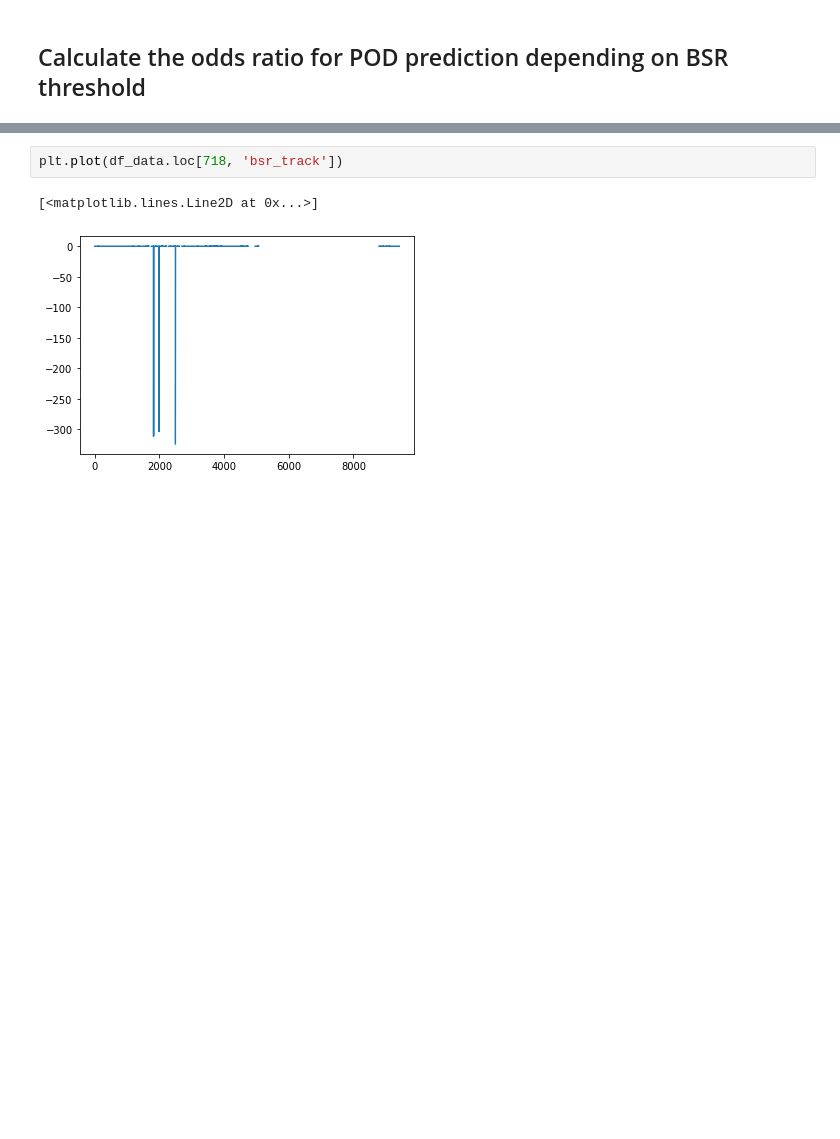
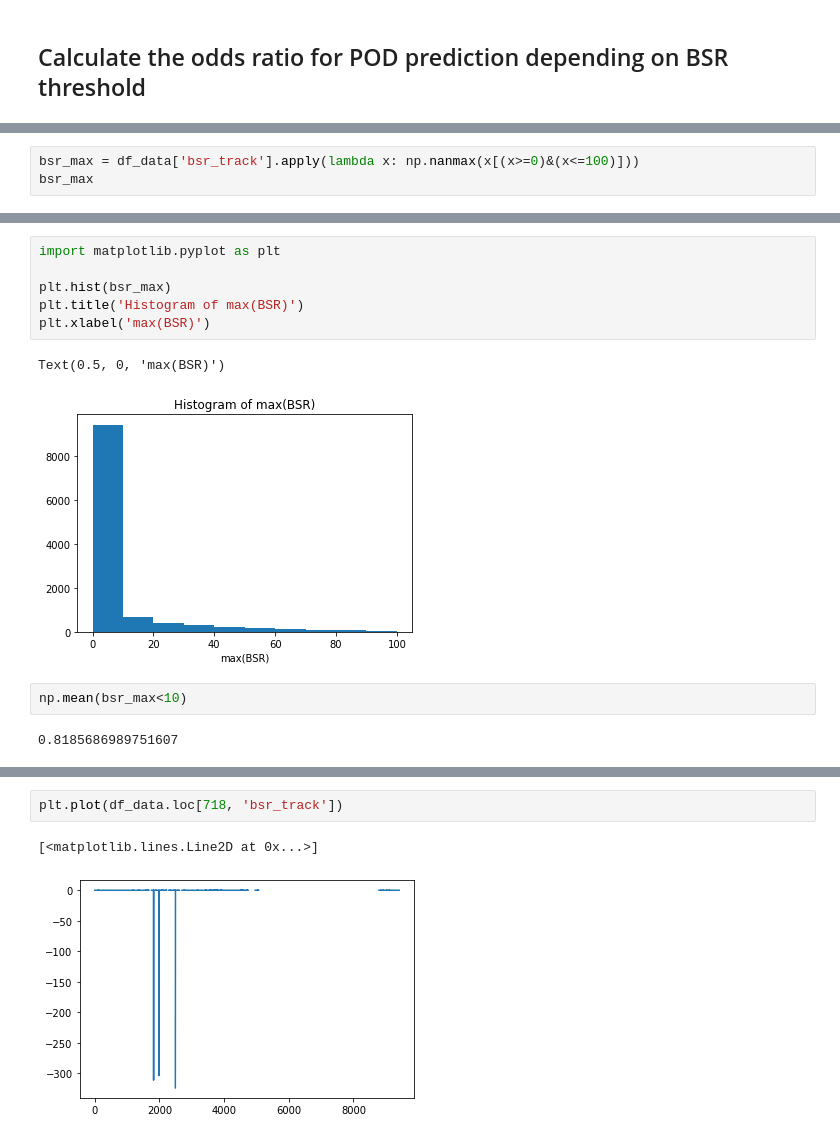
Before and after one commit to Hyeonsik/bsr_pod, a Jupyter notebook: vital_to_numpy.ipynb, the cells around one changed output, grey strips where cells are left out. Drawn from its saved outputs; the diff is of its cells as text; blank space fills up the shorter version.

```diff
--- a/vital_to_numpy.ipynb
+++ b/vital_to_numpy.ipynb
@@ -617,0 +704,3 @@ for idx, row in tqdm(df_data.iterrows(), total = df_data.shape[0]):
+# %%
+bsr_max = df_data['bsr_track'].apply(lambda x: np.nanmax(x[(x>=0)&(x<=100)]))
+bsr_max
@@ -618 +720,14 @@ for idx, row in tqdm(df_data.iterrows(), total = df_data.shape[0]):
+# %%
+import matplotlib.pyplot as plt
+
+plt.hist(bsr_max)
+plt.title('Histogram of max(BSR)')
+plt.xlabel('max(BSR)')
+# %% [output]
+Text(0.5, 0, 'max(BSR)')
+[figure, added]
+# %%
+np.mean(bsr_max<10)
+# %% [output]
+0.8185686989751607
 # %%
```
Also changed, not shown: parts of 18 cells of this notebook, 4 other files.
